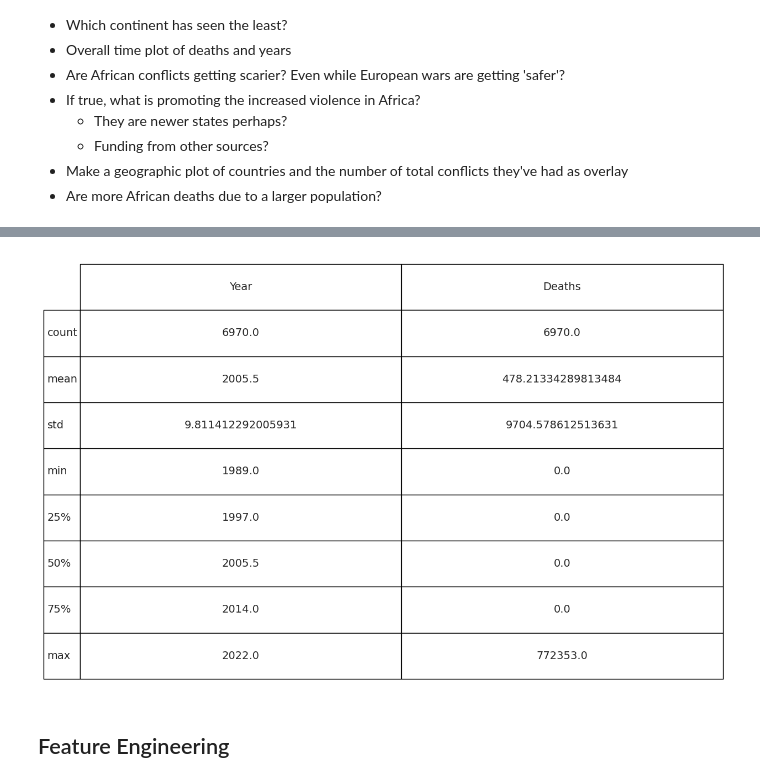
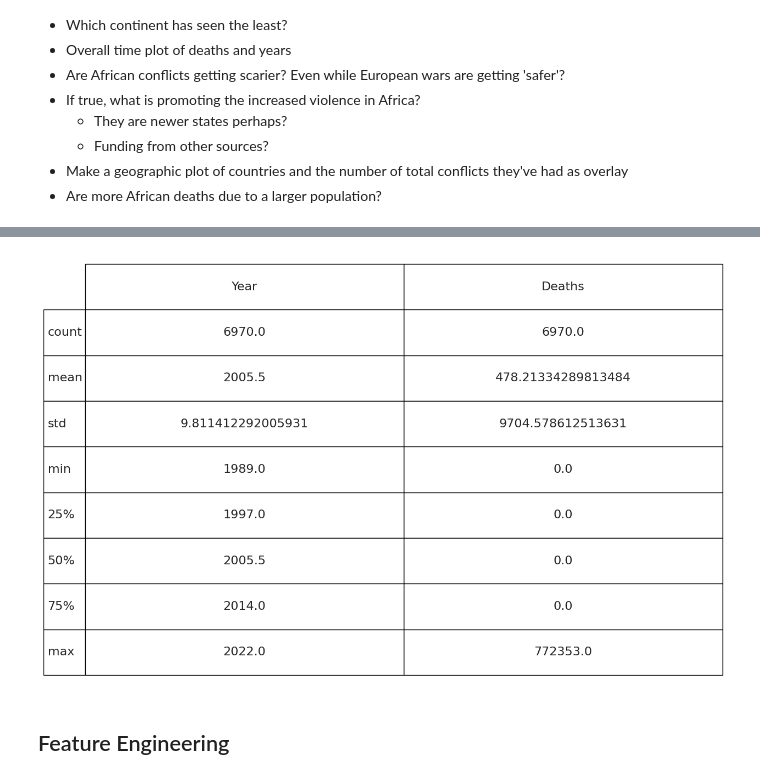
Before and after one commit to LouisObinabo/countries-in-conflict-report, a Jupyter notebook: countries-in-conflict-dataset.ipynb, the cells around one changed output, grey strips where cells are left out. Saved outputs shown, nothing was run; the diff lists cells and outputs as text; code cells hidden in the pictures.

Commit message:
Modify figures

```diff
--- a/countries-in-conflict-dataset.ipynb
+++ b/countries-in-conflict-dataset.ipynb
@@ -115,14 +115,14 @@ dataset.sample(50)
 # %%
 
 fix, ax = plt.subplots(figsize=SMALL_FIGSIZE)
 t = table(ax, data=dataset.describe(), loc='center', cellLoc='center')
-t.set_fontsize(14)
+t.set_fontsize(16)
 t.scale(1,5)
 
 plt.axis('off')
 plt.savefig('figures/Dataset - Describe.png')
 # %% [output]
-[figure, old version]
+[figure, new version]
 # %% [markdown]
 ## Feature Engineering
 # %%
```
Also changed, not shown: parts of 15 cells of this notebook, 12 other files.
